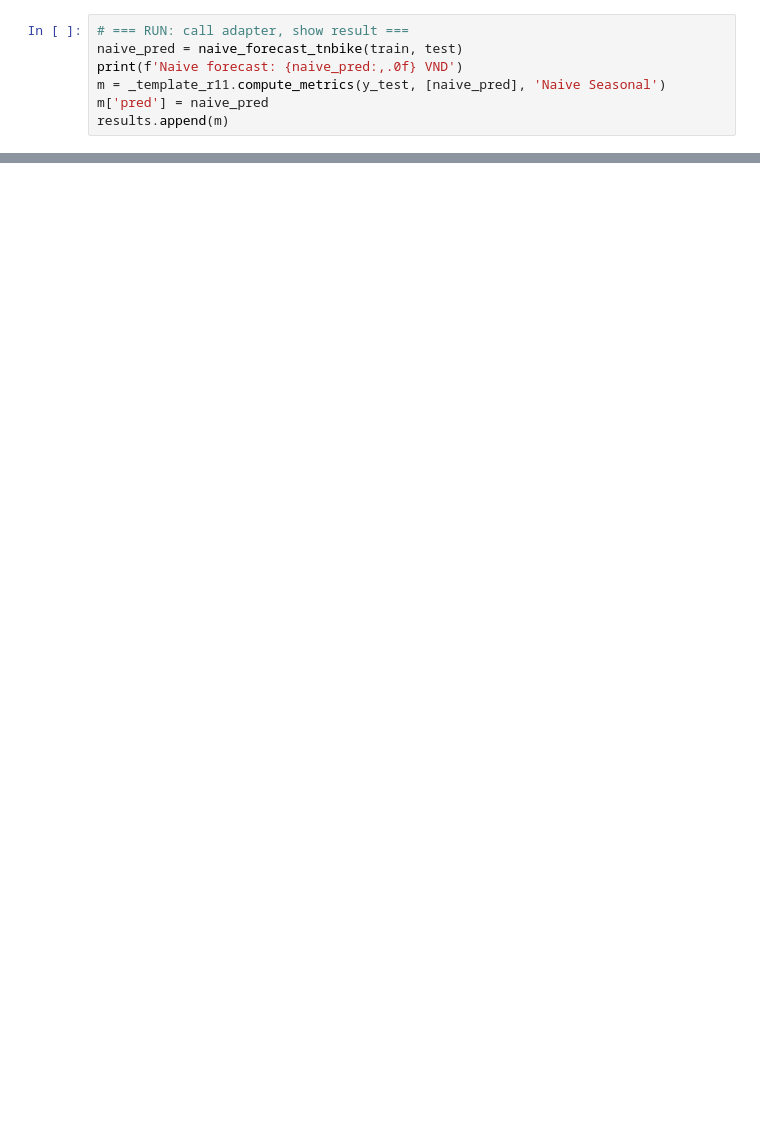
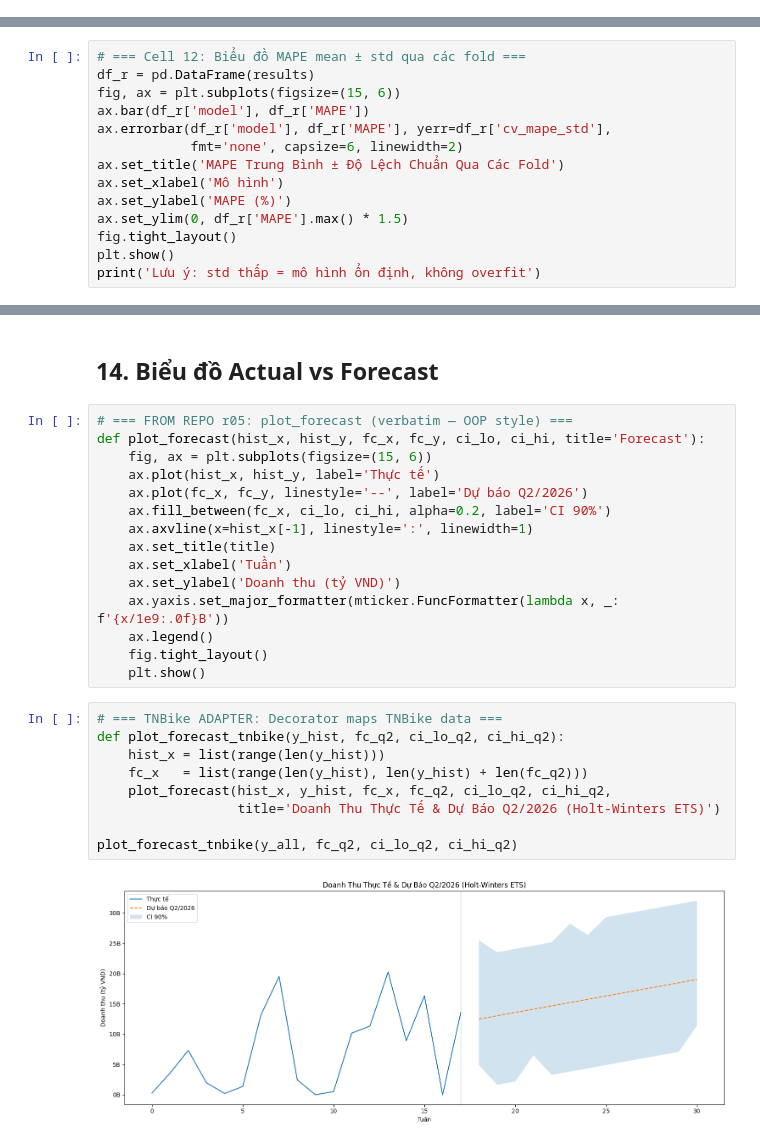
Before and after one commit to TruongDev24/tnbike-analytics-final, a Jupyter notebook: notebooks/01_q1_sales_forecast.ipynb, the cells around one changed output, grey strips where cells are left out. Saved outputs shown, nothing was run; the diff lists cells and outputs as text; blank space fills up the shorter version.

```diff
--- a/notebooks/01_q1_sales_forecast.ipynb
+++ b/notebooks/01_q1_sales_forecast.ipynb
@@ -262,7 +0,0 @@ def naive_forecast_tnbike(train, test):
-# %%
-# === RUN: call adapter, show result ===
-naive_pred = naive_forecast_tnbike(train, test)
-print(f'Naive forecast: {naive_pred:,.0f} VND')
-m = _template_r11.compute_metrics(y_test, [naive_pred], 'Naive Seasonal')
-m['pred'] = naive_pred
-results.append(m)
@@ -685,0 +392,14 @@ top_sku = plot_top_sku_velocity_tnbike(df, top_n=20)
+# %%
+# === Cell 12: Biểu đồ MAPE mean ± std qua các fold ===
+df_r = pd.DataFrame(results)
+fig, ax = plt.subplots(figsize=(15, 6))
+ax.bar(df_r['model'], df_r['MAPE'])
+ax.errorbar(df_r['model'], df_r['MAPE'], yerr=df_r['cv_mape_std'],
+            fmt='none', capsize=6, linewidth=2)
+ax.set_title('MAPE Trung Bình ± Độ Lệch Chuẩn Qua Các Fold')
+ax.set_xlabel('Mô hình')
+ax.set_ylabel('MAPE (%)')
+ax.set_ylim(0, df_r['MAPE'].max() * 1.5)
+fig.tight_layout()
+plt.show()
+print('Lưu ý: std thấp = mô hình ổn định, không overfit')
@@ -685,0 +445,28 @@ top_sku = plot_top_sku_velocity_tnbike(df, top_n=20)
+# %% [markdown]
+## 14. Biểu đồ Actual vs Forecast
+# %%
+# === FROM REPO r05: plot_forecast (verbatim — OOP style) ===
+def plot_forecast(hist_x, hist_y, fc_x, fc_y, ci_lo, ci_hi, title='Forecast'):
+    fig, ax = plt.subplots(figsize=(15, 6))
+    ax.plot(hist_x, hist_y, label='Thực tế')
+    ax.plot(fc_x, fc_y, linestyle='--', label='Dự báo Q2/2026')
+    ax.fill_between(fc_x, ci_lo, ci_hi, alpha=0.2, label='CI 90%')
+    ax.axvline(x=hist_x[-1], linestyle=':', linewidth=1)
+    ax.set_title(title)
+    ax.set_xlabel('Tuần')
+    ax.set_ylabel('Doanh thu (tỷ VND)')
+    ax.yaxis.set_major_formatter(mticker.FuncFormatter(lambda x, _: f'{x/1e9:.0f}B'))
+    ax.legend()
+    fig.tight_layout()
+    plt.show()
+# %%
+# === TNBike ADAPTER: Decorator maps TNBike data ===
+def plot_forecast_tnbike(y_hist, fc_q2, ci_lo_q2, ci_hi_q2):
+    hist_x = list(range(len(y_hist)))
+    fc_x   = list(range(len(y_hist), len(y_hist) + len(fc_q2)))
+    plot_forecast(hist_x, y_hist, fc_x, fc_q2, ci_lo_q2, ci_hi_q2,
+                  title='Doanh Thu Thực Tế & Dự Báo Q2/2026 (Holt-Winters ETS)')
+
+plot_forecast_tnbike(y_all, fc_q2, ci_lo_q2, ci_hi_q2)
+# %% [output]
+[figure, added]
```
Also changed, not shown: parts of 108 cells of this notebook.
